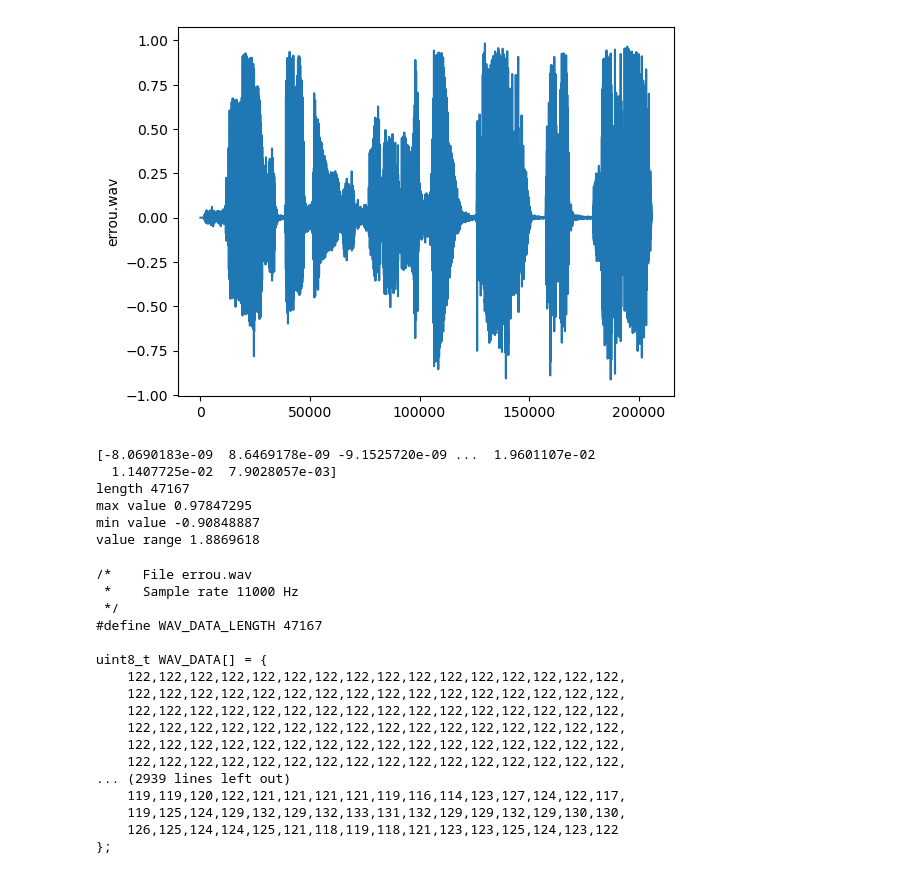
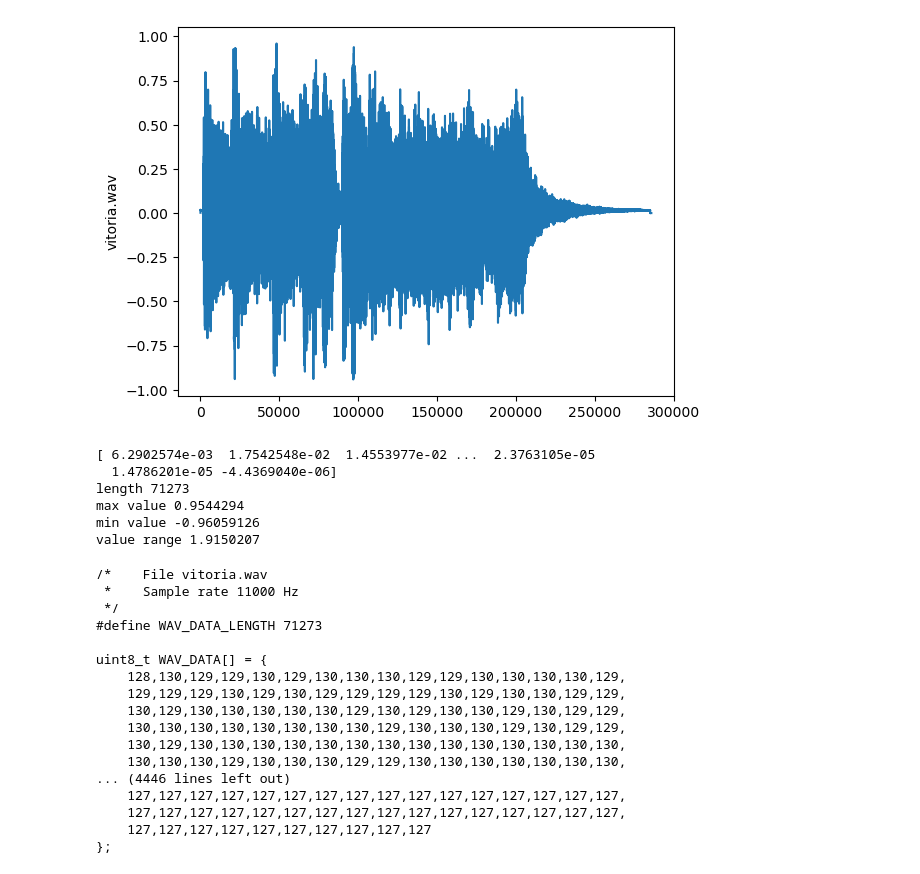
Before and after one commit to insper-classroom/26a-emb-aps-1-dragonball, a Jupyter notebook: Raspberry Pi Pico PWM Wave File Converter.ipynb, the cells around one changed output. Saved outputs shown, nothing was run; the diff lists cells and outputs as text; code cells hidden in the pictures.

```diff
--- a/Raspberry Pi Pico PWM Wave File Converter.ipynb
+++ b/Raspberry Pi Pico PWM Wave File Converter.ipynb
@@ -1,17 +1,17 @@
 # %%
 import soundfile as sf
 import matplotlib.pyplot as plt
 
-soundfile = 'errou.wav'
+soundfile = 'vitoria.wav'
 data_in, datasamplerate = sf.read(soundfile)
 # This means stereo so extract one channel 0
 if len(data_in.shape)>1:
     data_in = data_in[:,0]
 plt.plot(data_in)
 plt.ylabel(soundfile)
 plt.show()
 # %% [output]
-[figure, old version]
+[figure, new version]
 # %%
 import samplerate
 converter = 'sinc_best'  # or 'sinc_fastest', ...
@@ -27,12 +27,12 @@ print("min value", min(data_out))
 vrange = (maxValue - minValue)
 print("value range", vrange)
 # %% [output]
-[-8.0690183e-09  8.6469178e-09 -9.1525720e-09 ...  1.9601107e-02
-  1.1407725e-02  7.9028057e-03]
-length 47167
-max value 0.97847295
-min value -0.90848887
-value range 1.8869618
+[ 6.2902574e-03  1.7542548e-02  1.4553977e-02 ...  2.3763105e-05
+  1.4786201e-05 -4.4369040e-06]
+length 71273
+max value 0.9544294
+min value -0.96059126
+value range 1.9150207
 # %%
 m68code = "/*    File "+soundfile+ "\r\n *    Sample rate "+str(int(desired_sample_rate)) +" Hz\r\n */\r\n"
 m68code += "#define WAV_DATA_LENGTH "+str(len(data_out))+" \r\n\r\n"
@@ -64,20 +64,20 @@ end_value = int( (firstvalue + lastvalue) / 2)
 m68code+=str(end_value)+'    \r\n};'
 print(m68code)
 # %% [output]
-/*    File errou.wav
+/*    File vitoria.wav
  *    Sample rate 11000 Hz
  */
-#define WAV_DATA_LENGTH 47167
+#define WAV_DATA_LENGTH 71273
 
 uint8_t WAV_DATA[] = {
-    122,122,122,122,122,122,122,122,122,122,122,122,122,122,122,122,
-    122,122,122,122,122,122,122,122,122,122,122,122,122,122,122,122,
-    122,122,122,122,122,122,122,122,122,122,122,122,122,122,122,122,
-    122,122,122,122,122,122,122,122,122,122,122,122,122,122,122,122,
-    122,122,122,122,122,122,122,122,122,122,122,122,122,122,122,122,
-    122,122,122,122,122,122,122,122,122,122,122,122,122,122,122,122,
-... (2939 lines left out)
-    119,119,120,122,121,121,121,121,119,116,114,123,127,124,122,117,
-    119,125,124,129,132,129,132,133,131,132,129,129,132,129,130,130,
-    126,125,124,124,125,121,118,119,118,121,123,123,125,124,123,122
+    128,130,129,129,130,129,130,130,130,129,129,130,130,130,130,129,
+    129,129,129,130,129,130,129,129,129,129,130,129,130,130,129,129,
+    130,129,130,130,130,130,130,129,130,129,130,130,129,130,129,129,
+    130,130,130,130,130,130,130,130,129,130,130,130,129,130,129,129,
+    130,129,130,130,130,130,130,130,130,130,130,130,130,130,130,130,
+    130,130,130,129,130,130,130,129,129,130,130,130,130,130,130,130,
+... (4446 lines left out)
+    127,127,127,127,127,127,127,127,127,127,127,127,127,127,127,127,
+    127,127,127,127,127,127,127,127,127,127,127,127,127,127,127,127,
+    127,127,127,127,127,127,127,127,127,127
 };
```
Also changed, not shown: 7 other files.
